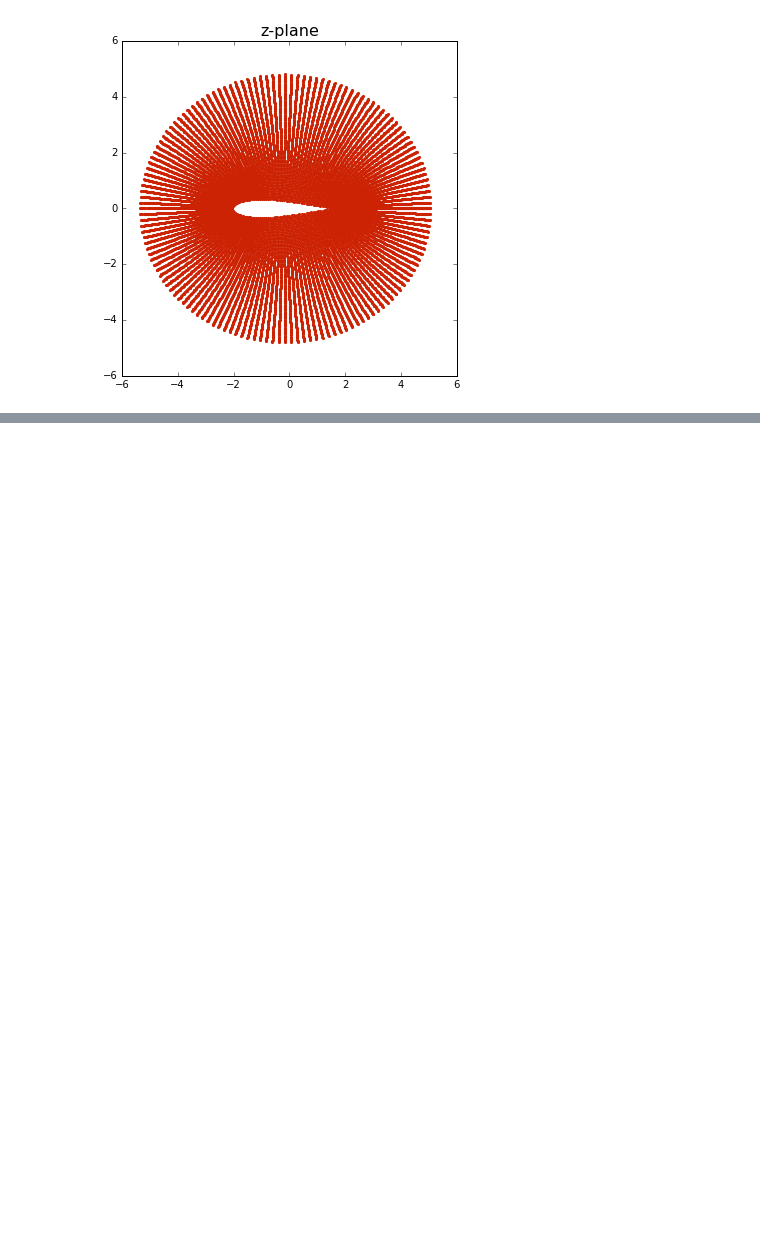
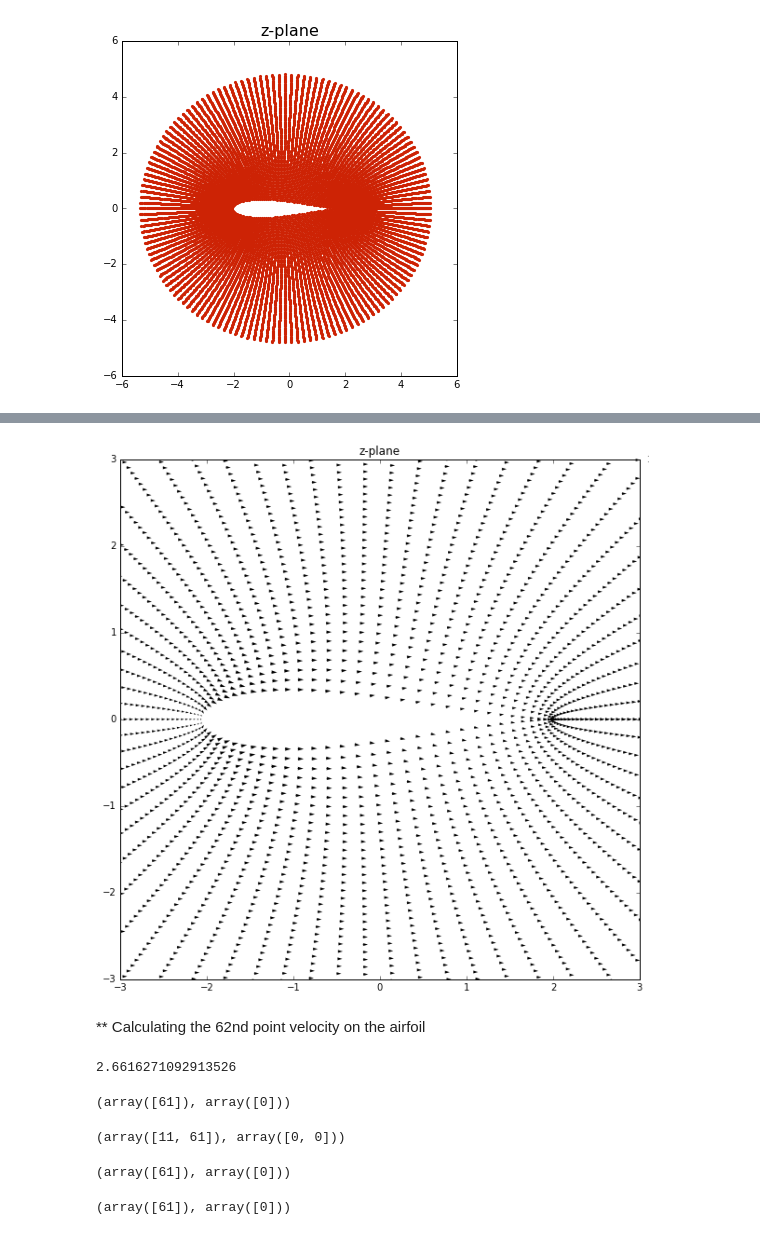
Before and after one commit to jennakosborn/mae6226, a Jupyter notebook: Assignment02.ipynb, the cells around one changed output, grey strips where cells are left out. Saved outputs shown, nothing was run; the diff lists cells and outputs as text; code cells hidden in the pictures; blank space fills up the shorter version.

```diff
--- a/Assignment02.ipynb
+++ b/Assignment02.ipynb
@@ -273,0 +317,51 @@ numpy.max(psi)
+# %%
+# Mapping Velocity Coordinates to eta-plane
+W = (U- 1j*V)/(1-(c/z)**2)
+
+U_eta = W.real
+V_eta = W.imag
+
+X = eta.real
+Y= eta.imag
+
+size = 10
+pyplot.figure(figsize =(size,size))
+pyplot.xlim(-3,3)
+pyplot.ylim(-3,3)
+pyplot.title('z-plane')
+Q = pyplot.quiver(X[::2, ::2], Y[::2, ::2], U_eta[::2, ::2], V_eta[::2, ::2],
+               pivot='mid', units='inches')
+qk = pyplot.quiverkey(Q, 0.9, 0.9, 1, r'$1 \frac{m}{s}$', labelpos='E',
+                   coordinates='figure')
+# %% [output]
+[figure, added]
+# %% [markdown]
+** Calculating the 62nd point velocity on the airfoil
+# %%
+# Calculating the Questions to the OpexEdx
+t=theta[61]
+t
+# %% [output]
+2.6616271092913526
+# %%
+x_62 = R*numpy.cos(t)+xc
+x_62
+numpy.where(z.real==x_62)
+# %% [output]
+(array([61]), array([0]))
+# %%
+y_62 = R*numpy.sin(t)+yc
+y_62
+numpy.where(z.imag==y_62)
+# %% [output]
+(array([11, 61]), array([0, 0]))
+# %%
+z_62 = x_62 + 1j*y_62
+numpy.where(z==z_62)
+# %% [output]
+(array([61]), array([0]))
+# %%
+eta_62 = joukowski_trans(z_62,c)
+numpy.where(eta==eta_62)
+# %% [output]
+(array([61]), array([0]))
```
Also changed, not shown: parts of 17 cells of this notebook.
